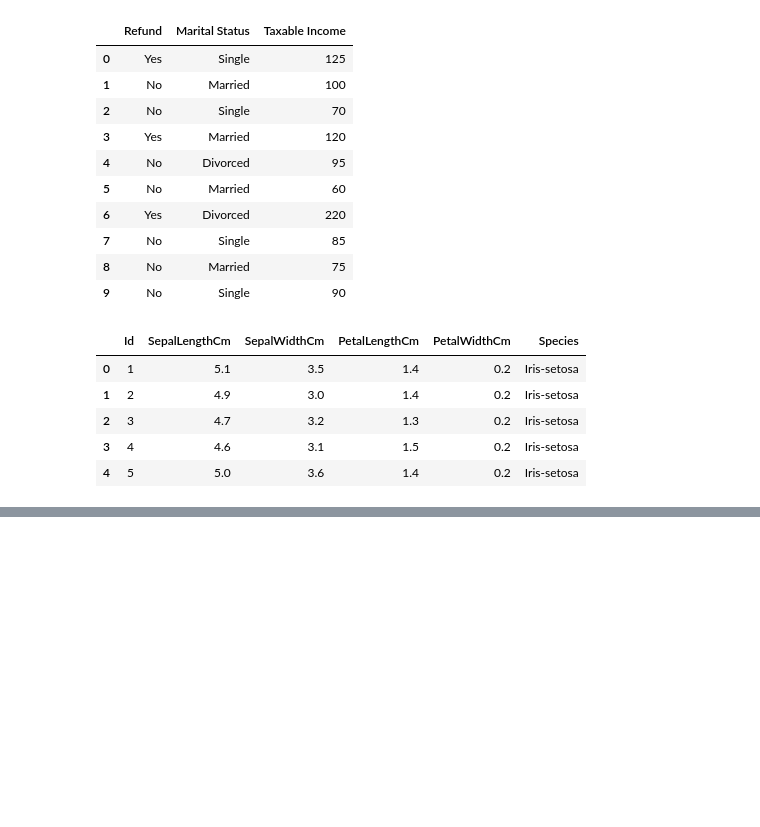
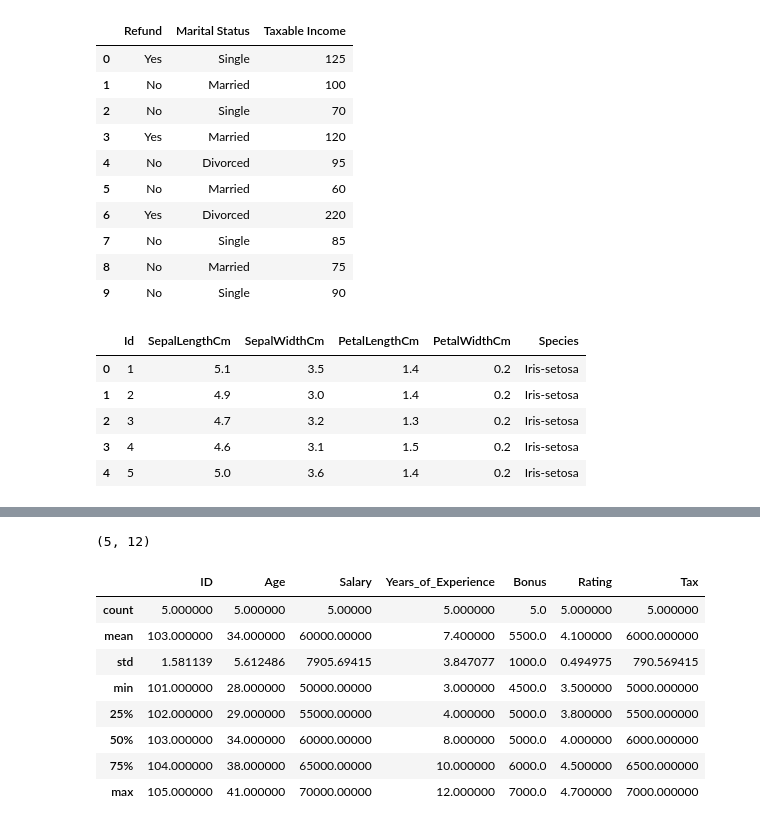
Before and after one commit to vikrantsingla26/UCS420_VIKRANT_SINGLA_1024170320_3Q31, a Jupyter notebook: assigment_3/assigment_3.ipynb, the cells around one changed output, grey strips where cells are left out. Cells and saved outputs as stored; diff of their text form; code cells hidden in the pictures; blank space fills up the shorter version.

```diff
--- a/assigment_3/assigment_3.ipynb
+++ b/assigment_3/assigment_3.ipynb
@@ -85,0 +106,20 @@ df_2 = df.d
+# %%
+import pandas as pd
+
+df = pd.DataFrame({
+    'Employee_ID': [101, 102, 103, 104, 105],
+    'Name': ['Alice', 'Bob', 'Charlie', 'Diana', 'Edward'],
+    'Department': ['HR', 'IT', 'IT', 'Marketing', 'Sales'],
+    'Age': [29, 34, 41, 28, 38],
+    'Salary': [50000, 70000, 65000, 55000, 60000],
+    'Years_of_Experience': [4, 8, 10, 3, 12],
+    'Joining_Date': ['2020-03-15', '2017-07-19', '2013-06-01',
+                     '2021-02-10', '2010-11-25'],
+    'Gender': ['Female', 'Male', 'Male', 'Female', 'Male'],
+    'Bonus': [5000, 7000, 6000, 4500, 5000],
+    'Rating': [4.5, 4.0, 3.8, 4.7, 3.5]
+})
+
+
+
+print(df)
@@ -85,0 +228,7 @@ df_2 = df.d
+# %%
+df['Performance'] = pd.cut(
+    df['Rating'],
+    bins=[0 ,4.0, 4.5, 5],
+    labels=['Average', 'Good', 'Excellent'],
+    right=False
+)
@@ -85,0 +277,2 @@ df_2 = df.d
+# %%
+df = df.rename(columns={'Employee_ID': 'ID'})
@@ -85,0 +301,2 @@ df_2 = df.d
+# %%
+df['Tax'] = df['Salary'] * 0.10
@@ -85,0 +312,16 @@ df_2 = df.d
+# %%
+df.shape
+# %% [output]
+(5, 12)
+# %%
+df.describe()
+# %% [output]
+|  | ID | Age | Salary | Years_of_Experience | Bonus | Rating | Tax |
+| count | 5.000000 | 5.000000 | 5.00000 | 5.000000 | 5.0 | 5.000000 | 5.000000 |
+| mean | 103.000000 | 34.000000 | 60000.00000 | 7.400000 | 5500.0 | 4.100000 | 6000.000000 |
+| std | 1.581139 | 5.612486 | 7905.69415 | 3.847077 | 1000.0 | 0.494975 | 790.569415 |
+| min | 101.000000 | 28.000000 | 50000.00000 | 3.000000 | 4500.0 | 3.500000 | 5000.000000 |
+| 25% | 102.000000 | 29.000000 | 55000.00000 | 4.000000 | 5000.0 | 3.800000 | 5500.000000 |
+| 50% | 103.000000 | 34.000000 | 60000.00000 | 8.000000 | 5000.0 | 4.000000 | 6000.000000 |
+| 75% | 104.000000 | 38.000000 | 65000.00000 | 10.000000 | 6000.0 | 4.500000 | 6500.000000 |
+| max | 105.000000 | 41.000000 | 70000.00000 | 12.000000 | 7000.0 | 4.700000 | 7000.000000 |
```
Also changed, not shown: parts of 26 cells of this notebook, 1 other file.
